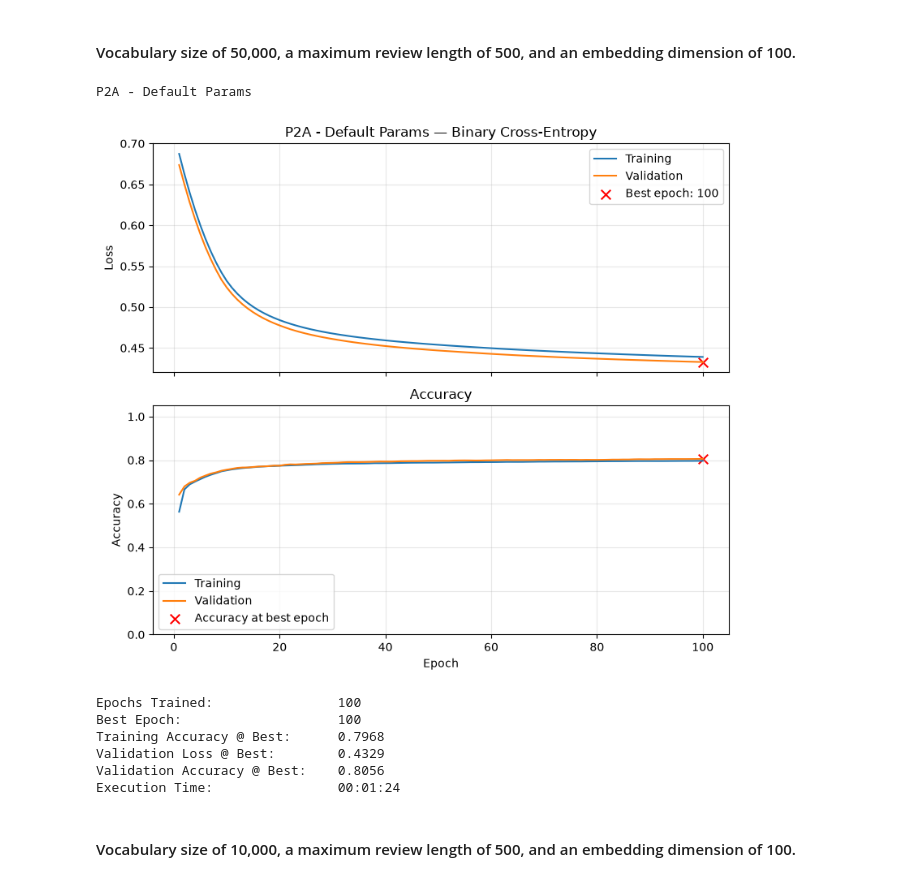
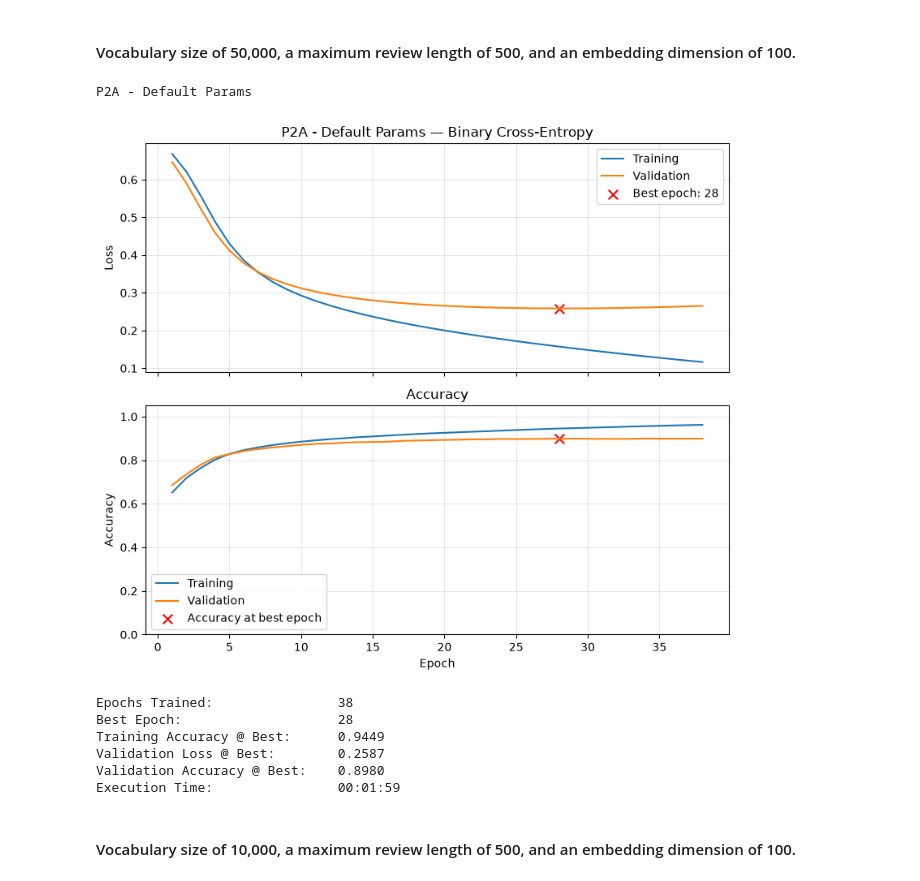
Before and after one commit to calebhadley1/Advanced_ML_and_AI_Coursework, a Jupyter notebook: Homework_07.ipynb, the cells around one changed output. Drawn from its saved outputs; the diff is of its cells as text; code cells hidden in the pictures.

```diff
--- a/Homework_07.ipynb
+++ b/Homework_07.ipynb
@@ -285,7 +285,7 @@ We will use the same split throughout the homework so that experiments with diff
 # Load and preprocess the IMDB dataset
 # ============================================================
 
-training_vocabulary_size = 10_000       # <-----
+training_vocabulary_size = 1_000       # <-----
 max_text_length          = 500          # <-----
 DATA_FRACTION            = 1.0         # <----- 1.0 for final submission
 
@@ -615,7 +615,7 @@ The code also reports **GloVe coverage**: the percentage of vocabulary words for
 # Build GloVe embedding matrix
 # ============================================================
 
-embedding_dimension = 300                 # <-----
+embedding_dimension = 100                 # <-----
 
 word_index = imdb.get_word_index()
 
@@ -1097,41 +1097,41 @@ def create_p2_model(vocab_size=training_vocabulary_size, text_length=max_text_le
     return Sequential([
         Input(shape=(text_length,), dtype="int32"),
 
         Embedding(
             input_dim=vocab_size,
             output_dim=dimension,
             weights=[embedding_matrix],
             mask_zero=True,          # Exclude padding from pooling
-            trainable=False          # Freeze pretrained embeddings
+            trainable=True          # Freeze pretrained embeddings
         ),
 
         GlobalAveragePooling1D(),    # Average word embeddings
 
         Dense(64, activation="relu"),
 
         Dense(1, activation="sigmoid")
     ])
 
 # default params
 p2a_model1 = create_p2_model()
 
 p2a_model1_results = train_and_validate(
     p2a_model1,
     X_train, y_train,
     X_val, y_val,
     epochs = 100,
     lr_schedule=1e-4,
     title="P2A - Default Params"
 )
 # %% [output]
 P2A - Default Params
-[figure, old version]
+[figure, new version]
-Epochs Trained:                100
-Best Epoch:                    100
-Training Accuracy @ Best:      0.7968
-Validation Loss @ Best:        0.4329
-Validation Accuracy @ Best:    0.8056
-Execution Time:                00:01:24
+Epochs Trained:                38
+Best Epoch:                    28
+Training Accuracy @ Best:      0.9449
+Validation Loss @ Best:        0.2587
+Validation Accuracy @ Best:    0.8980
+Execution Time:                00:01:59
 # %% [markdown]
 #### Vocabulary size of 10,000, a maximum review length of 500, and an embedding dimension of 100.
 # %%
```
Also changed, not shown: parts of 21 cells of this notebook.
